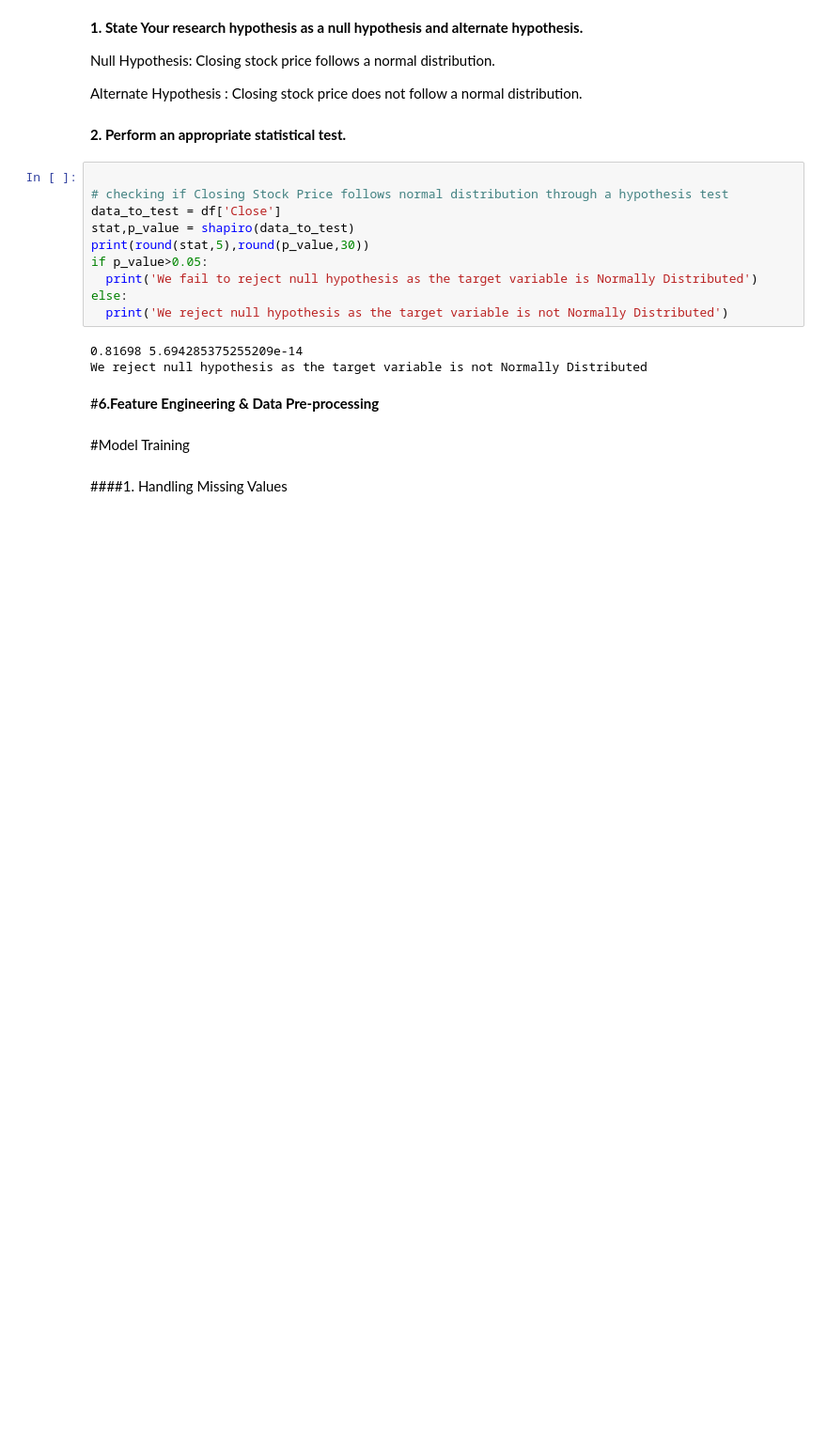
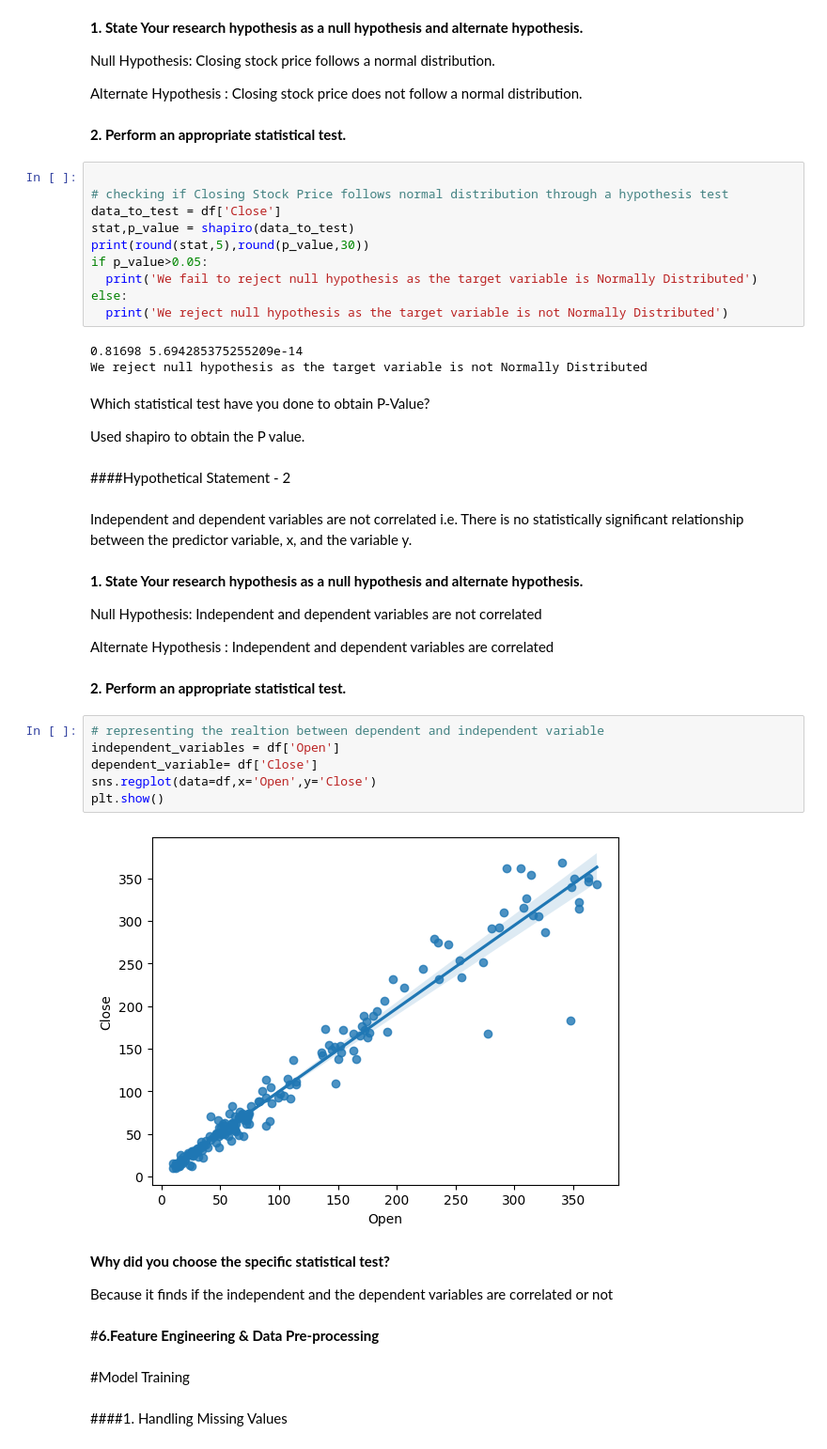
Before and after one commit to shaad4224/yes_Bank_Stock_Closing_Price_Prediction, a Jupyter notebook: yes_Bank_Stock_Closing_Price_Prediction.ipynb, the cells around one changed output. Shown at 94% size. Cells and saved outputs as stored; diff of their text form; blank space fills up the shorter version.

Commit message:
hypothesis is done

```diff
--- a/yes_Bank_Stock_Closing_Price_Prediction.ipynb
+++ b/yes_Bank_Stock_Closing_Price_Prediction.ipynb
@@ -509,6 +509,34 @@ else:
 # %% [output]
 0.81698 5.694285375255209e-14
 We reject null hypothesis as the target variable is not Normally Distributed
+# %% [markdown]
+Which statistical test have you done to obtain P-Value?
+
+Used shapiro to obtain the P value.
+# %% [markdown]
+####Hypothetical Statement - 2
+# %% [markdown]
+Independent and dependent variables are not correlated i.e. There is no statistically significant relationship between the predictor variable, x, and the variable  y.
+# %% [markdown]
+**1. State Your research hypothesis as a null hypothesis and alternate hypothesis.**
+
+Null Hypothesis: Independent and dependent variables are not correlated
+
+Alternate Hypothesis : Independent and dependent variables are correlated
+# %% [markdown]
+**2. Perform an appropriate statistical test.**
+# %%
+# representing the realtion between dependent and independent variable
+independent_variables = df['Open']
+dependent_variable= df['Close']
+sns.regplot(data=df,x='Open',y='Close')
+plt.show()
+# %% [output]
+[figure, added]
+# %% [markdown]
+**Why did you choose the specific statistical test?**
+
+Because it finds if the independent and the dependent variables are correlated or not
 # %% [markdown]
 #**6.Feature Engineering & Data Pre-processing**
 # %% [markdown]
```
